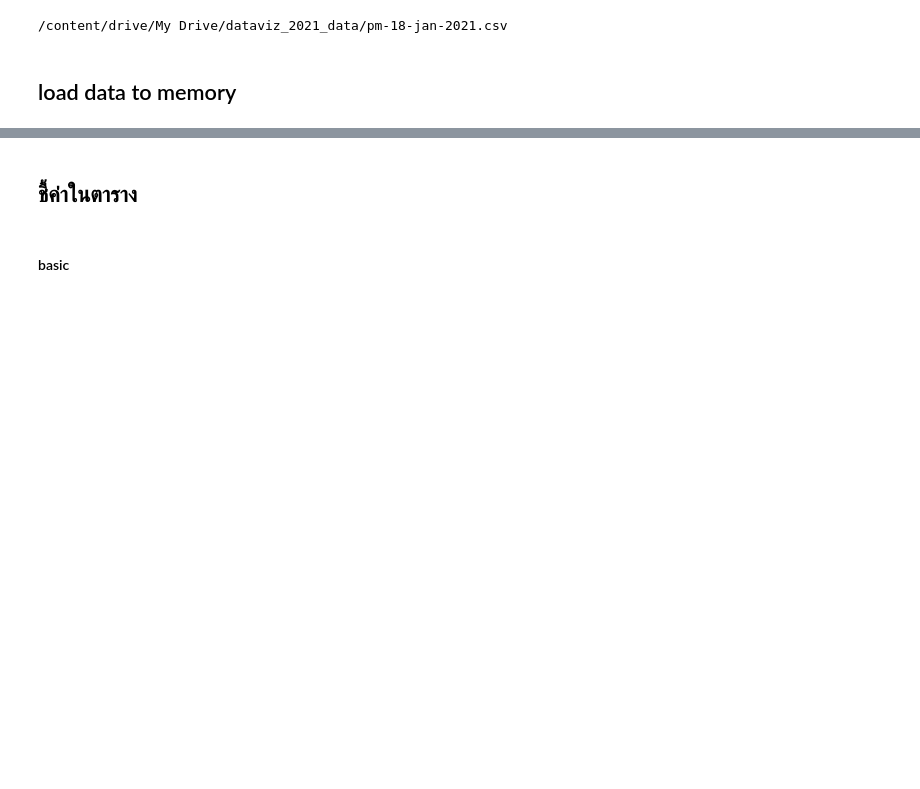
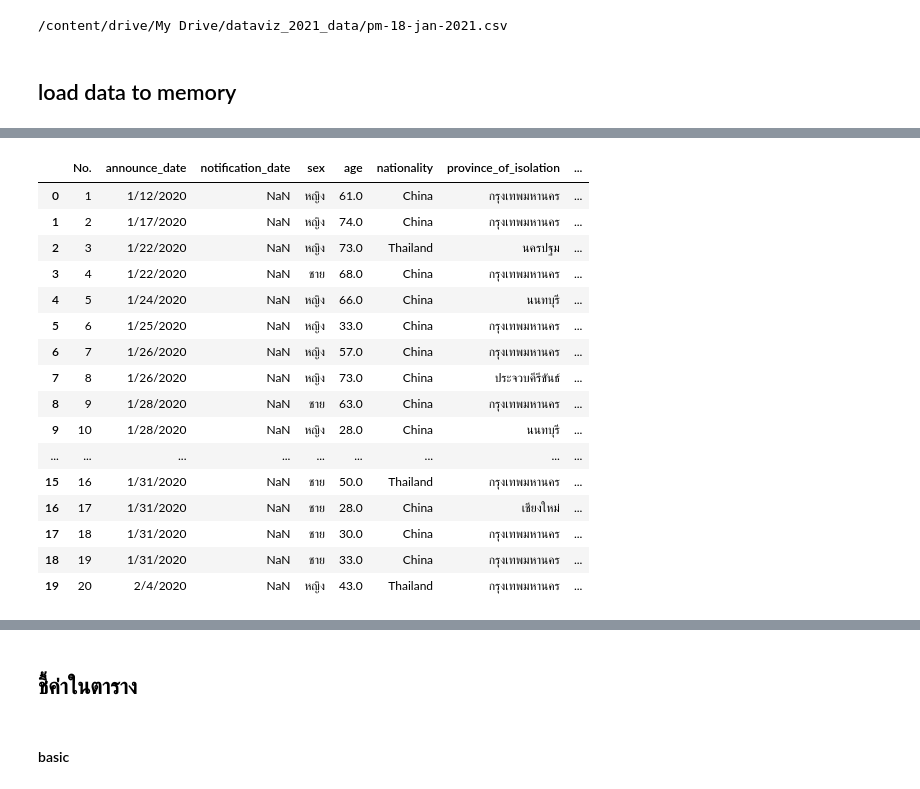
Before and after one commit to khanittha-phusopha/data_viz_2022, a Jupyter notebook: Pandas101.ipynb, the cells around one changed output, grey strips where cells are left out. Saved outputs shown, nothing was run; the diff lists cells and outputs as text; code cells hidden in the pictures; blank space fills up the shorter version.

```diff
--- a/Pandas101.ipynb
+++ b/Pandas101.ipynb
@@ -69,0 +57,20 @@ data_covid.shape
+# %%
+data_covid.head(20) # 20 คือเเถว
+# %% [output]
+|  | No. | announce_date | notification_date | sex | age | nationality | province_of_isolation | ... |
+| 0 | 1 | 1/12/2020 | NaN | หญิง | 61.0 | China | กรุงเทพมหานคร | ... |
+| 1 | 2 | 1/17/2020 | NaN | หญิง | 74.0 | China | กรุงเทพมหานคร | ... |
+| 2 | 3 | 1/22/2020 | NaN | หญิง | 73.0 | Thailand | นครปฐม | ... |
+| 3 | 4 | 1/22/2020 | NaN | ชาย | 68.0 | China | กรุงเทพมหานคร | ... |
+| 4 | 5 | 1/24/2020 | NaN | หญิง | 66.0 | China | นนทบุรี | ... |
+| 5 | 6 | 1/25/2020 | NaN | หญิง | 33.0 | China | กรุงเทพมหานคร | ... |
+| 6 | 7 | 1/26/2020 | NaN | หญิง | 57.0 | China | กรุงเทพมหานคร | ... |
+| 7 | 8 | 1/26/2020 | NaN | หญิง | 73.0 | China | ประจวบคีรีขันธ์ | ... |
+| 8 | 9 | 1/28/2020 | NaN | ชาย | 63.0 | China | กรุงเทพมหานคร | ... |
+| 9 | 10 | 1/28/2020 | NaN | หญิง | 28.0 | China | นนทบุรี | ... |
+| ... | ... | ... | ... | ... | ... | ... | ... | ... |
+| 15 | 16 | 1/31/2020 | NaN | ชาย | 50.0 | Thailand | กรุงเทพมหานคร | ... |
+| 16 | 17 | 1/31/2020 | NaN | ชาย | 28.0 | China | เชียงใหม่ | ... |
+| 17 | 18 | 1/31/2020 | NaN | ชาย | 30.0 | China | กรุงเทพมหานคร | ... |
+| 18 | 19 | 1/31/2020 | NaN | ชาย | 33.0 | China | กรุงเทพมหานคร | ... |
+| 19 | 20 | 2/4/2020 | NaN | หญิง | 43.0 | Thailand | กรุงเทพมหานคร | ... |
```
Also changed, not shown: parts of 120 cells of this notebook.
